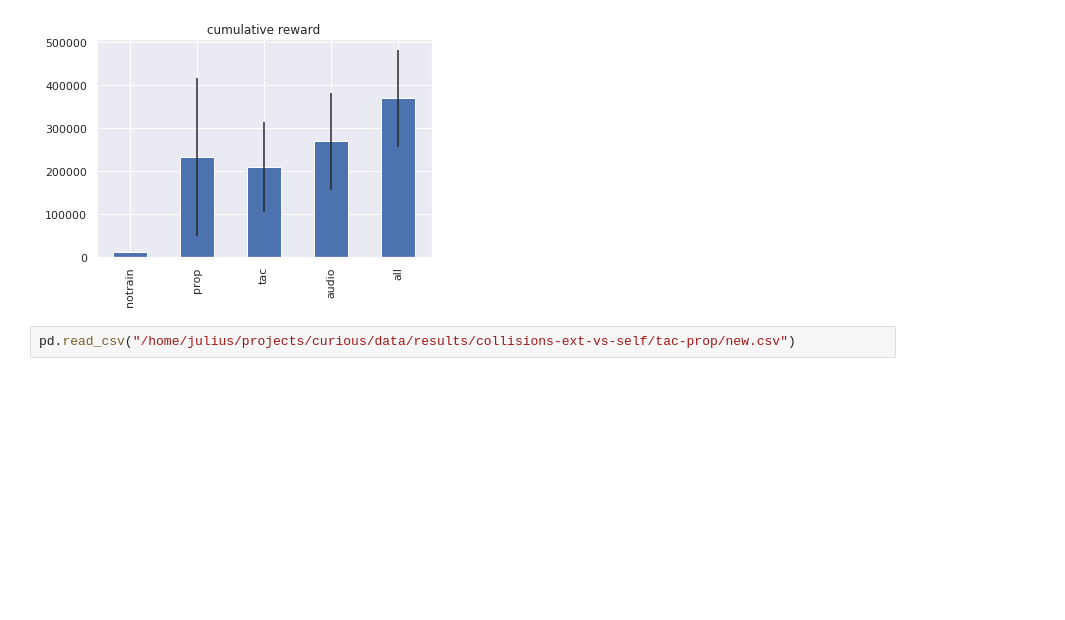
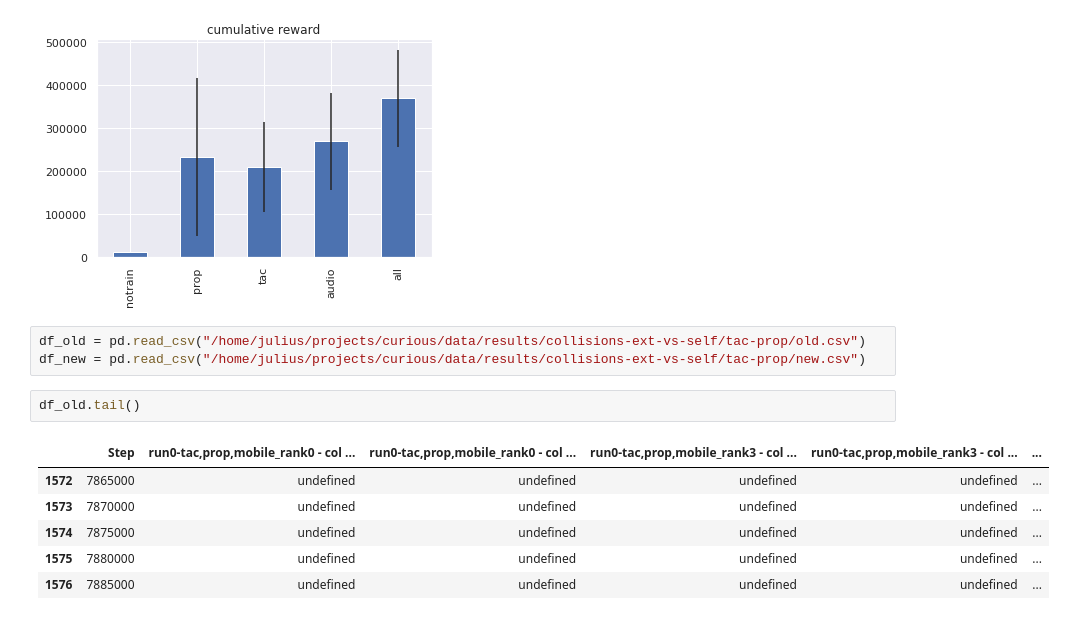
Before and after one commit to timtody/intrinsically_motivated_robotics, a Jupyter notebook: plots.ipynb, the cells around one changed output. Saved outputs shown, nothing was run; the diff lists cells and outputs as text; blank space fills up the shorter version.

```diff
--- a/plots.ipynb
+++ b/plots.ipynb
@@ -108,4 +108,14 @@ reward_df.mean(axis=0).plot.bar(yerr=reward_df.std(axis=0)).set_title("cumulativ
 # %% [output]
 [figure]
 # %%
-pd.read_csv("/home/julius/projects/curious/data/results/collisions-ext-vs-self/tac-prop/new.csv")
+df_old = pd.read_csv("/home/julius/projects/curious/data/results/collisions-ext-vs-self/tac-prop/old.csv")
+df_new = pd.read_csv("/home/julius/projects/curious/data/results/collisions-ext-vs-self/tac-prop/new.csv")
+# %%
+df_old.tail()
+# %% [output]
+|  | Step | run0-tac,prop,mobile_rank0 - col ... | run0-tac,prop,mobile_rank0 - col ... | run0-tac,prop,mobile_rank3 - col ... | run0-tac,prop,mobile_rank3 - col ... | ... |
+| 1572 | 7865000 | undefined | undefined | undefined | undefined | ... |
+| 1573 | 7870000 | undefined | undefined | undefined | undefined | ... |
+| 1574 | 7875000 | undefined | undefined | undefined | undefined | ... |
+| 1575 | 7880000 | undefined | undefined | undefined | undefined | ... |
+| 1576 | 7885000 | undefined | undefined | undefined | undefined | ... |
```
Also changed, not shown: parts of 5 cells of this notebook, 5 other files.
